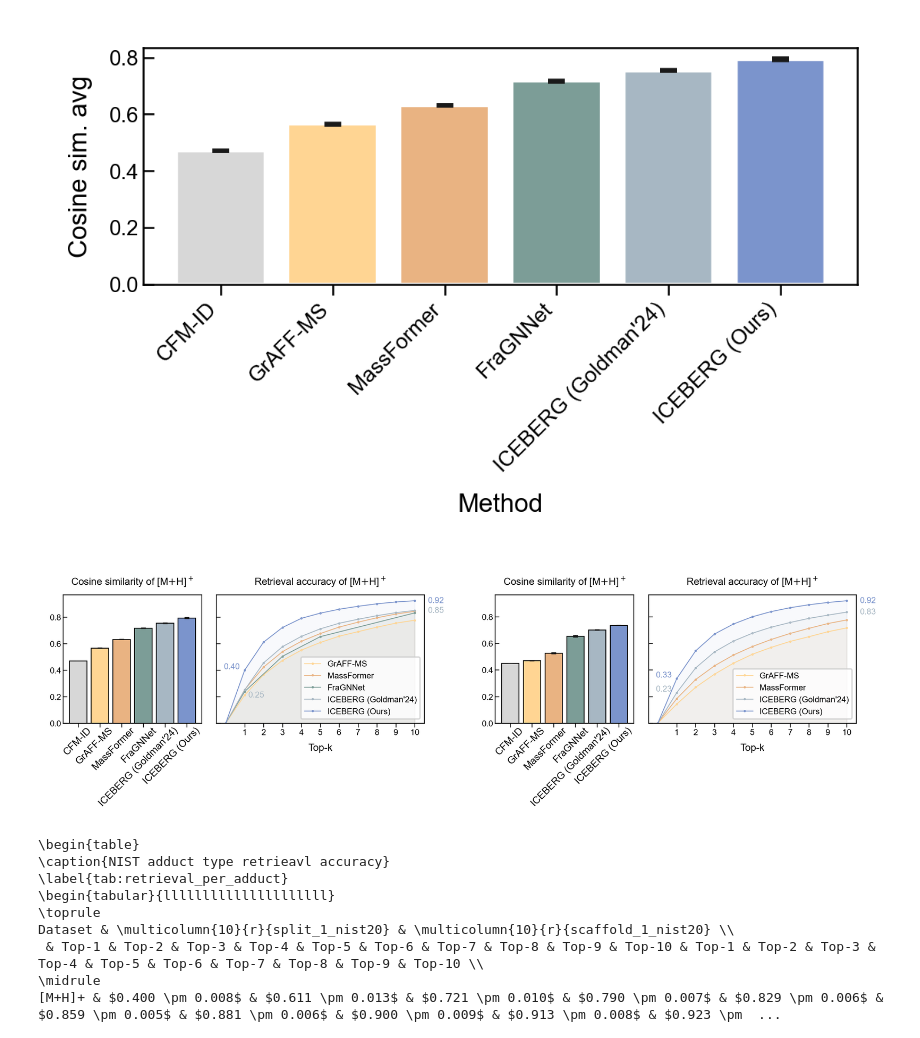
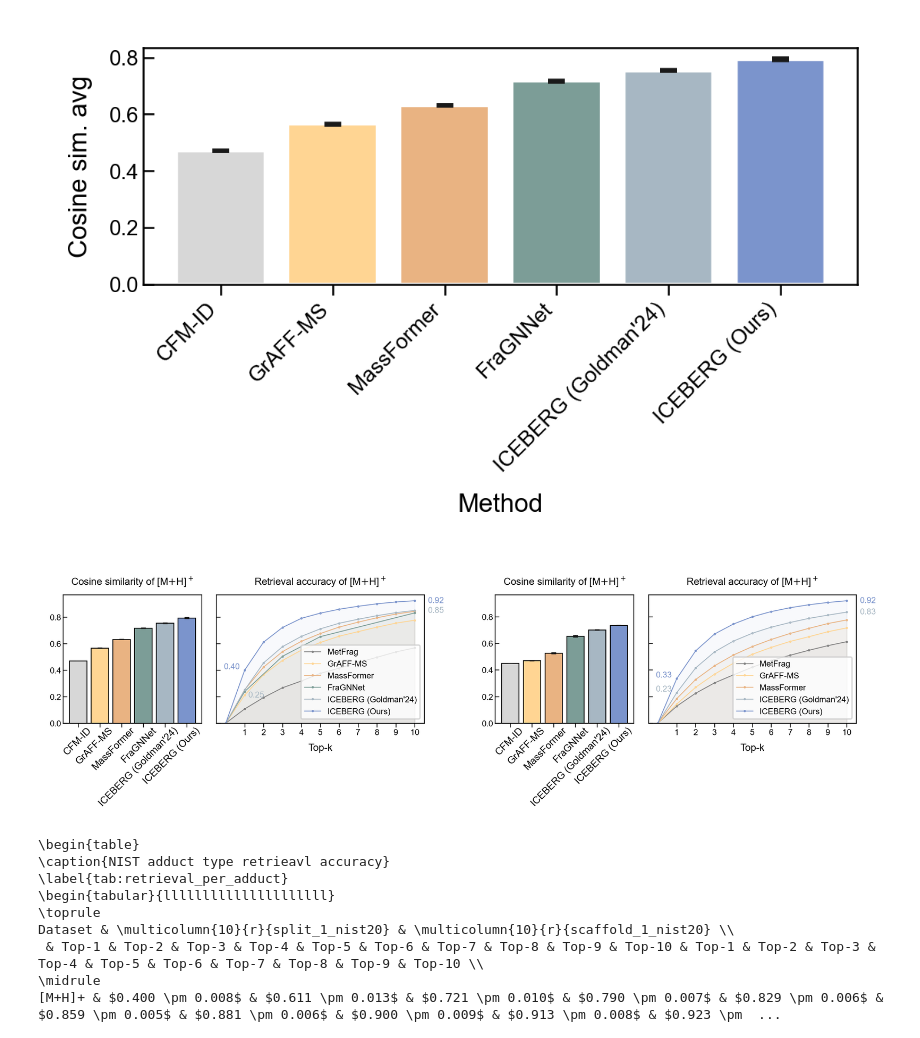
Before and after one commit to hxu129/ms-pred-original, a Jupyter notebook: notebooks/iceberg_2025_arxiv/iceberg_fig_quantitative.ipynb, the cells around one changed output. Drawn from its saved outputs; the diff is of its cells as text; code cells hidden in the pictures.

Commit message:
add metfrag to plots

```diff
--- a/notebooks/iceberg_2025_arxiv/iceberg_fig_quantitative.ipynb
+++ b/notebooks/iceberg_2025_arxiv/iceberg_fig_quantitative.ipynb
@@ -17,7 +21,7 @@ set_style()
 dataset_names = ["nist20"]
 
 # Define
-results_folder = Path("../results/figs_iceberg/weave_acc/")
+results_folder = Path("results_bkup/figs_iceberg/weave_acc/")
 
 results_folder.mkdir(exist_ok=True, parents=True)
 # %%
@@ -37,6 +41,7 @@ def weighted_group_average(inp_df):
     # Filter positive and negative rows
     positive_rows = df_filtered[df_filtered.iloc[:, 0].str.endswith('+')]
     negative_rows = df_filtered[df_filtered.iloc[:, 0].str.endswith('-')]
+    metfrag_rows = df_filtered[df_filtered.iloc[:, 0].str.endswith(('[M+H]+', '[M-H]-', '[M+Na]+', '[M+K]+', '[M+Cl]-', '[M+H3N+H]+'))]
 
     def weighted_avg(df):
         weights = df['num_examples']
@@ -71,6 +76,10 @@ def weighted_group_average(inp_df):
         weighted_avg_general  = weighted_avg(df_filtered)
         wg_row = create_row_dict(weighted_avg_general,  'avg',  columns)
         weighted_df.append(wg_row)
+    if len(metfrag_rows) == 6:
+        weighted_avg_metfrag  = weighted_avg(metfrag_rows)
+        mf_row = create_row_dict(weighted_avg_metfrag,  'metfrag',  columns)
+        weighted_df.append(mf_row)
 
     # Create a DataFrame for these new rows
     weighted_df = pd.DataFrame(weighted_df)
@@ -129,7 +147,7 @@ for dataset_name in dataset_names:
         dataset_to_res[f"{split_name}_{dataset_name}"] = tsv_files
 # %%
 adduct_to_df = {}
-for adduct_type in all_adducts + ['pos_avg', 'neg_avg', 'avg']:
+for adduct_type in all_adducts + ['pos_avg', 'neg_avg', 'avg', 'metfrag']:
     out_df = []
     for dataset_name, tsv_files in dataset_to_res.items():
         for k, v in tsv_files.items():
@@ -434,9 +457,13 @@ sim = dataset_sub[["Cosine sim. orig"]].values.flatten()
 errors = dataset_sub[["Cosine sim. 95%"]].values.flatten()
 method_names = dataset_sub.index.values
 
-ax.bar(method_names, sim, color=[method_colors[i] for i in method_names],
+valid_indices = sim > 0
+
+ax.bar(np.array(method_names)[valid_indices],
+       sim[valid_indices],
+       color=np.array([method_colors[i] for i in method_names])[valid_indices],
     # errors
-    yerr=errors,
+    yerr=errors[valid_indices],
     # Add style to make them visible
     capsize=2,
 
@@ -445,11 +472,10 @@ ax.bar(method_names, sim, color=[method_colors[i] for i in method_names],
 # Add 95% conf bars
 
 
-
 ax.set_ylabel("Cosine sim. avg")
 ax.set_xlabel("Method")
 # Rotate x tick labels
-ax.set_xticklabels(method_names, rotation=45, ha="right")
+ax.set_xticklabels(np.array(method_names)[valid_indices], rotation=45, ha="right")
 # %% [output]
 [Text(0, 0, 'CFM-ID'),
  Text(1, 0, 'GrAFF-MS'),
@@ -497,20 +524,22 @@ for ind, (cur_axes, dataset) in enumerate(zip([axes[0:2], axes[3:5]], plot_datas
 
     method_names = dataset_sub.index.values
 
+    valid_indices = sim > 0
+
     ax.bar(
-        method_names,
-        sim,
-        color=[method_colors[i] for i in method_names],
+        np.array(method_names)[valid_indices],
+        sim[valid_indices],
+        color=np.array([method_colors[i] for i in method_names])[valid_indices],
         edgecolor="black",
         linewidth=0.5,
-        yerr=ci,
+        yerr=ci[valid_indices],
         capsize=1.5,
         error_kw=dict(lw=0.5, capsize=1.5, capthick=0.5),
     )
     ax.set_title(f"Cosine similarity {adduct_to_display[active_adduct]}")
     # ax.set_xlabel("Method")
     # Rotate x tick labels
-    ax.set_xticklabels(method_names, rotation=45, ha="right", rotation_mode="anchor", fontsize=6)
+    ax.set_xticklabels(np.array(method_names)[valid_indices], rotation=45, ha="right", rotation_mode="anchor", fontsize=6)
     dx = 5/72.; dy = 2/72.
     offset = matplotlib.transforms.ScaledTranslation(dx, dy, fig.dpi_scale_trans)
     # apply offset transform to all x ticklabels.
@@ -566,34 +595,34 @@ for ind, (cur_axes, dataset) in enumerate(zip([axes[0:2], axes[3:5]], plot_datas
                         horizontalalignment='right', fontsize=5, color=method_colors[method])
             ax.text(topk[-1]+0.7, accs[-1], f'{accs[-1]:.2f}',
                     horizontalalignment='left', verticalalignment='center', fontsize=5, color=method_colors[method])
 
 #         if len(error) > 1:
 #             ax.fill_between(
 #                 topk,
 #                 np.array(accs) - np.array(error),
 #                 np.array(accs) + np.array(error),
 #                 alpha=0.2,
 #                 color=method_colors[method],
 #             )
     ax.xaxis.set_ticks(np.arange(1, 11))
     ax.set_xlabel("Top-k", fontfamily='arial')
     ax.set_title(f"Retrieval accuracy {adduct_to_display[active_adduct]}")
 
 axes[0].get_shared_y_axes().join(axes[0], axes[1])
 axes[1].set_xticklabels(list(range(1, 11)))
 axes[1].set_yticklabels([])
 axes[2].set_visible(False)
 axes[3].get_shared_y_axes().join(axes[3], axes[4])
 axes[4].set_xticklabels(list(range(1, 11)))
 axes[4].set_yticklabels([])
 
 
 # Save fig to file
 fig.savefig(
     results_folder / f"cosine_retrieval_{active_adduct}.pdf", bbox_inches="tight", transparent=True
 )
 # %% [output]
-[figure, old version]
+[figure, new version]
 # %%
 # per-adduct type result for ICEBERG
 all_dfs = []
```
Also changed, not shown: parts of 11 cells of this notebook, 1 other file.
